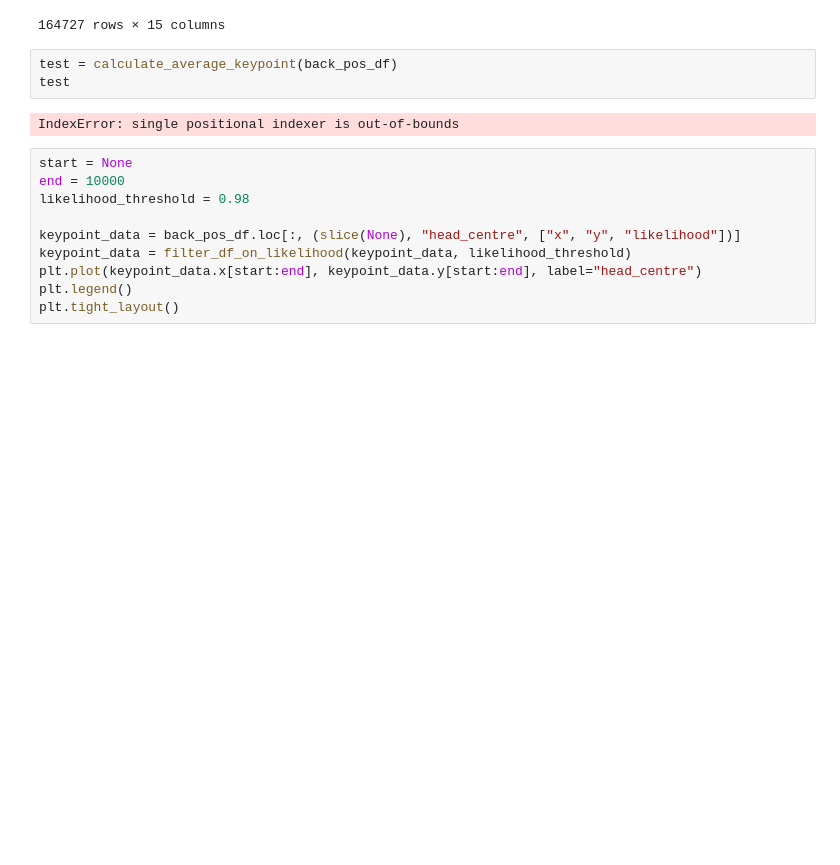
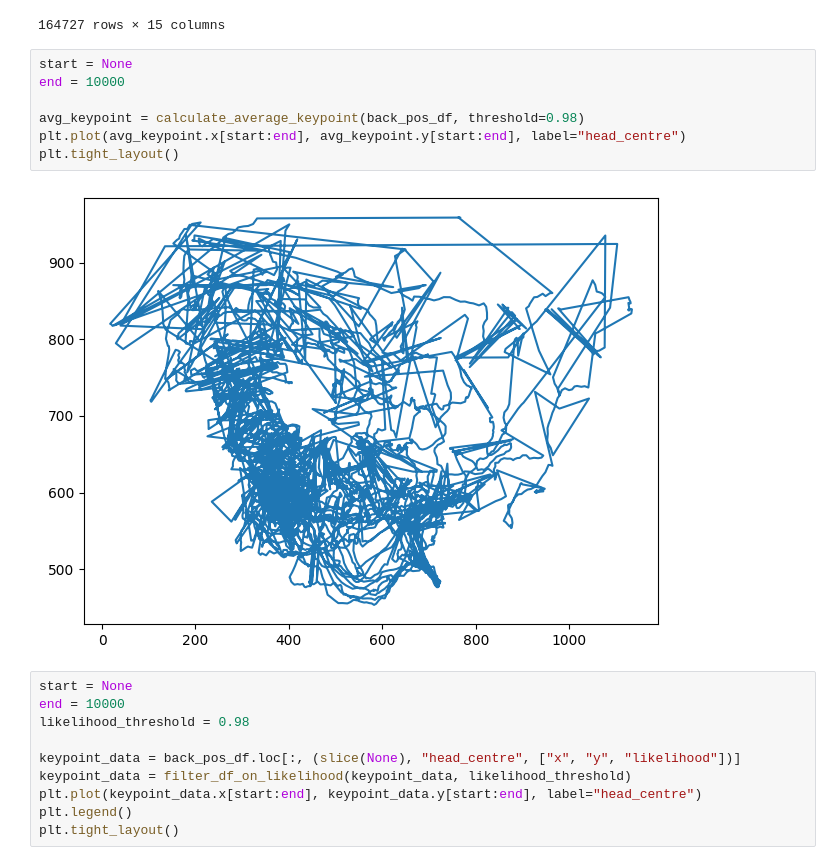
Before and after one commit to ncguilbeault/striatal_replay, a Jupyter notebook: notebooks/data_exploration.ipynb, the cells around one changed output. Cells and saved outputs as stored; diff of their text form; blank space fills up the shorter version.

```diff
--- a/notebooks/data_exploration.ipynb
+++ b/notebooks/data_exploration.ipynb
@@ -202,10 +346,14 @@ back_pos_df
 | 164726 | 956.424561 | 867.342285 | 0.000069 | 1005.867676 | 860.115112 | 0.000076 | 973.936096 | 876.193542 | ... |
 164727 rows × 15 columns
 # %%
-test = calculate_average_keypoint(back_pos_df)
-test
+start = None
+end = 10000
+
+avg_keypoint = calculate_average_keypoint(back_pos_df, threshold=0.98)
+plt.plot(avg_keypoint.x[start:end], avg_keypoint.y[start:end], label="head_centre")
+plt.tight_layout()
 # %% [output]
-IndexError: single positional indexer is out-of-bounds
+[figure, added]
 # %%
 start = None
 end = 10000
```
Also changed, not shown: parts of 3 cells of this notebook.
